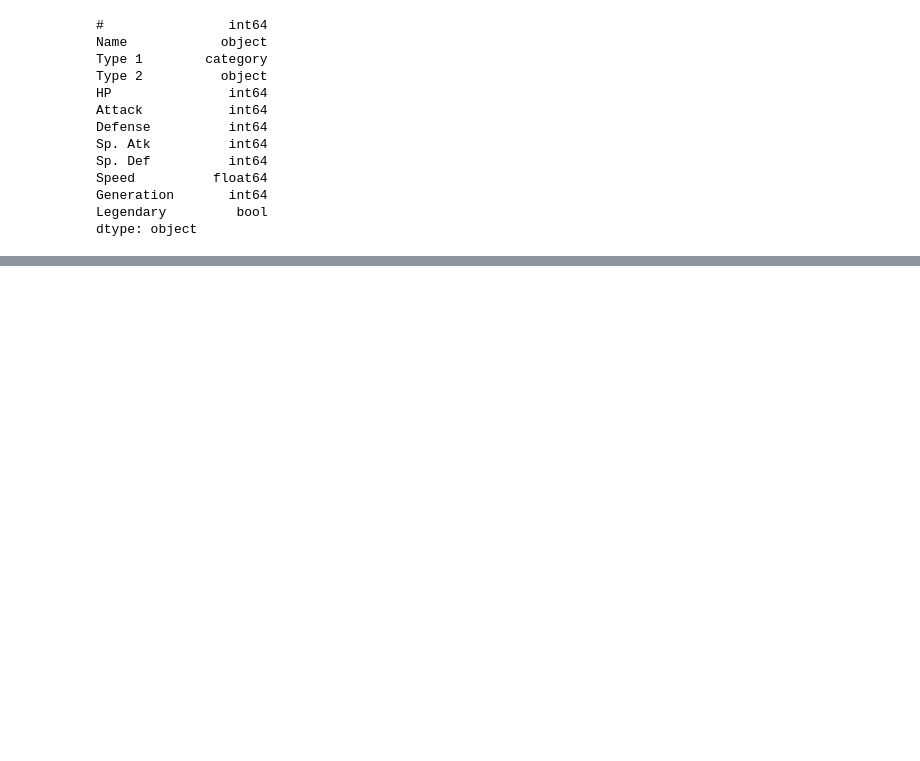
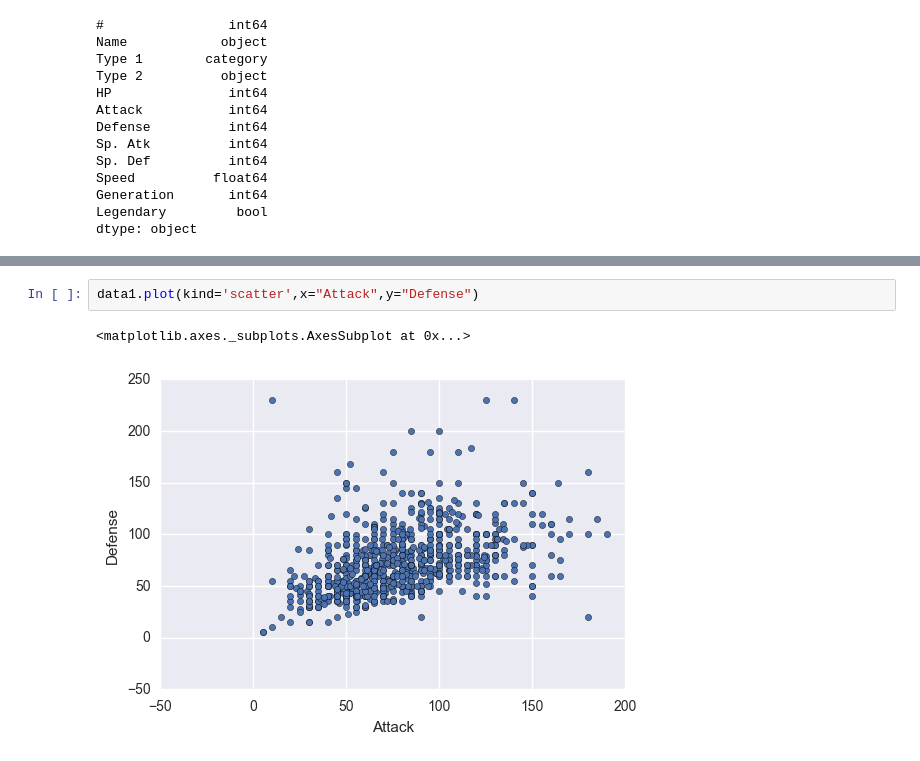
Before and after one commit to Phoenixinfire/learngit, a Jupyter notebook: Data_ScienceTutorial_for_Beginners/notebook_code.ipynb, the cells around one changed output, grey strips where cells are left out. Cells and saved outputs as stored; diff of their text form; blank space fills up the shorter version.

```diff
--- a/Data_ScienceTutorial_for_Beginners/notebook_code.ipynb
+++ b/Data_ScienceTutorial_for_Beginners/notebook_code.ipynb
@@ -263,0 +333,5 @@ dtype: object
+# %%
+data1.plot(kind='scatter',x="Attack",y="Defense")
+# %% [output]
+<matplotlib.axes._subplots.AxesSubplot at 0x...>
+[figure, added]
```
Also changed, not shown: parts of 25 cells of this notebook, 1 other file.
